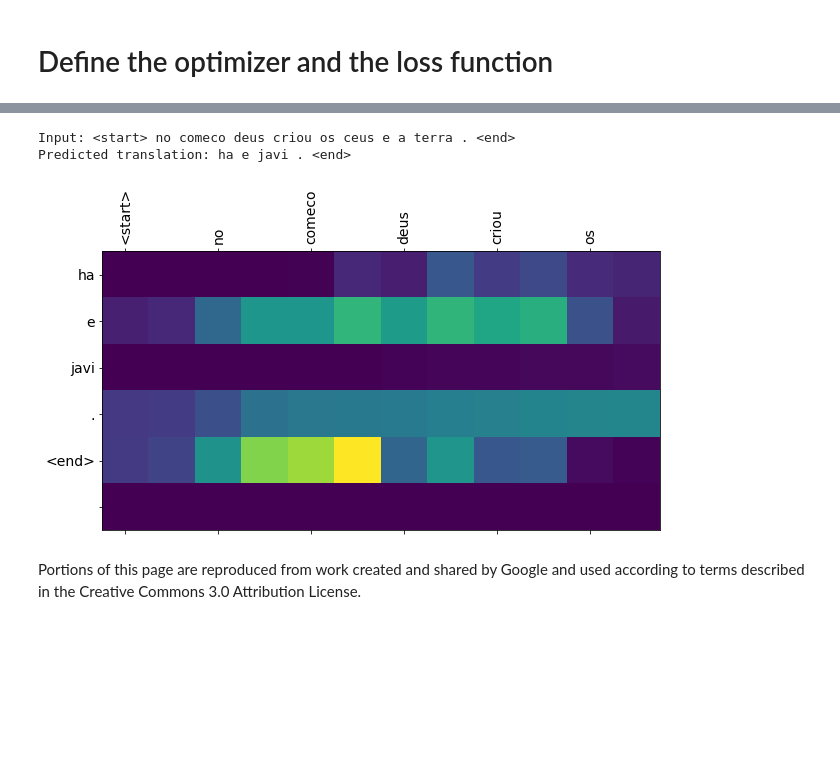
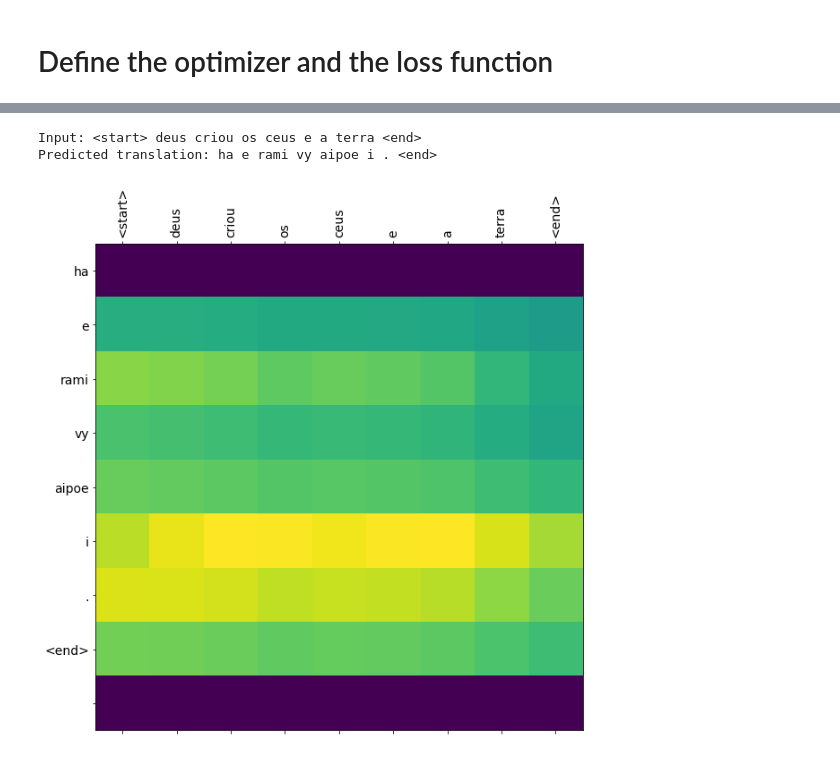
Before and after one commit to ufrpe-bcc-ia-2019-1/projeto-2va-aprendizagem-de-maquina-mlexperienceedu, a Jupyter notebook: notebook/tradutor.ipynb, the cells around one changed output, grey strips where cells are left out. Saved outputs shown, nothing was run; the diff lists cells and outputs as text; code cells hidden in the pictures; blank space fills up the shorter version.

```diff
--- a/notebook/tradutor.ipynb
+++ b/notebook/tradutor.ipynb
@@ -106,7 +160,7 @@ def load_dataset(path, num_examples=None):
     return input_tensor, target_tensor, inp_lang_tokenizer, targ_lang_tokenizer
 # %%
 # Try experimenting with the size of that dataset
-num_examples = 1500
+num_examples = 1000
 input_tensor, target_tensor, inp_lang, targ_lang = load_dataset('gu-pt_v1.txt', num_examples)
 
 # Calculate max_length of the target tensors
@@ -332,7 +386,7 @@ def train_step(inp, targ, enc_hidden):
 
   return batch_loss
 # %%
-EPOCHS = 20
+EPOCHS = 10
 
 for epoch in range(EPOCHS):
   start = time.time()
@@ -436,10 +490,8 @@ def translate(sentence):
     attention_plot = attention_plot[:len(result.split(' ')), :len(sentence.split(' '))]
     plot_attention(attention_plot, sentence.split(' '), result.split(' '))
 # %%
-translate('No começo Deus criou os céus e a terra.')
+translate('Deus criou os céus e a terra')
 # %% [output]
-Input: <start> no comeco deus criou os ceus e a terra . <end>
-Predicted translation: ha e javi . <end>
+Input: <start> deus criou os ceus e a terra <end>
+Predicted translation: ha e rami vy aipoe i . <end>
-[figure, old version]
+[figure, new version]
-# %% [markdown]
-Portions of this page are reproduced from work created and shared by Google and used according to terms described in the Creative Commons 3.0 Attribution License.
```
Also changed, not shown: parts of 14 cells of this notebook, 7 other files.
